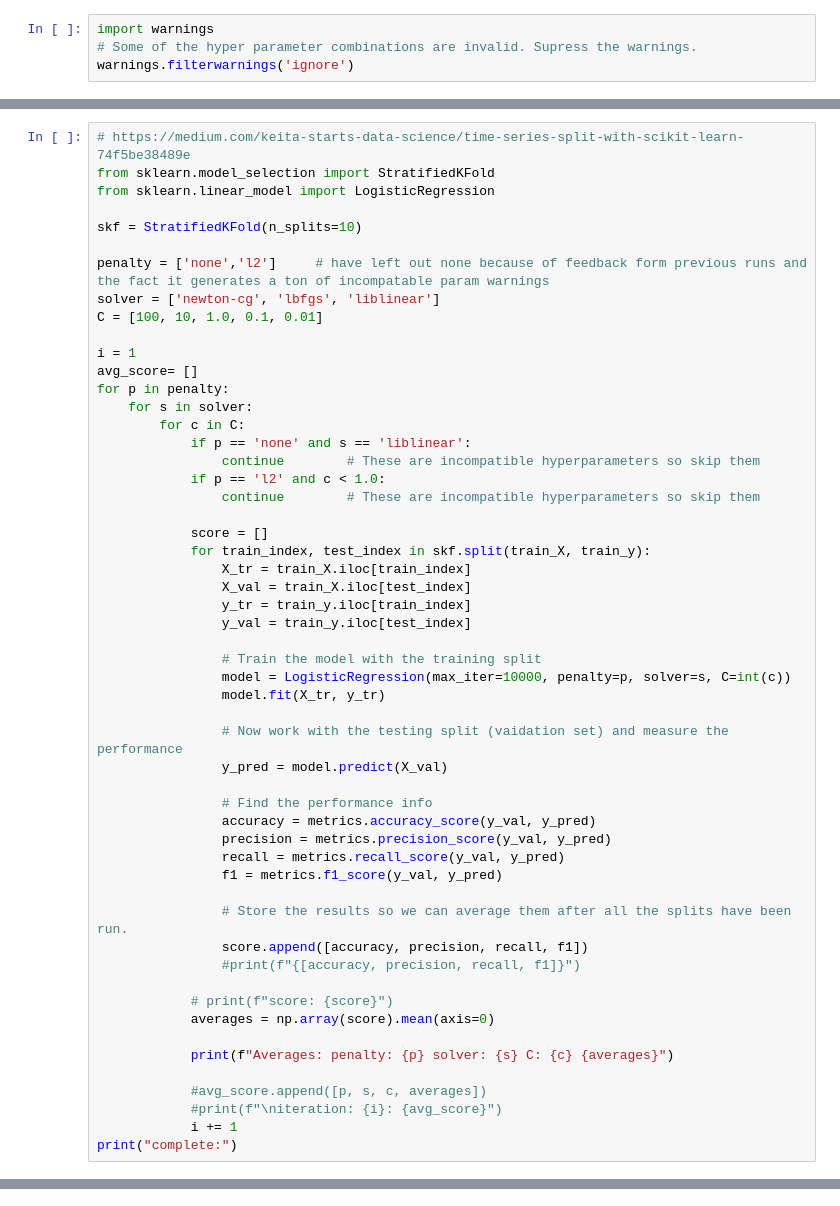
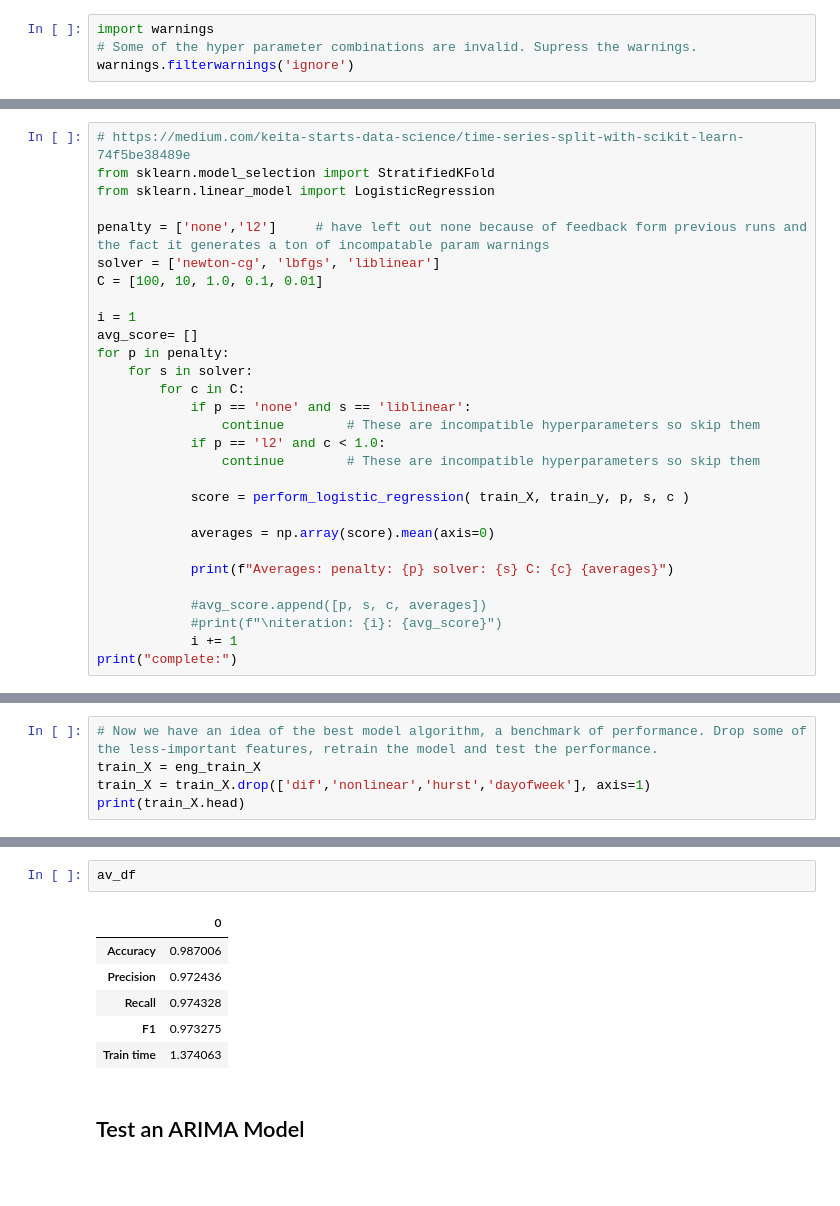
Before and after one commit to bryonbaker/SIT720, a Jupyter notebook: Ass3/SIT720_A3_85031775.ipynb, the cells around one changed output, grey strips where cells are left out. Cells and saved outputs as stored; diff of their text form; blank space fills up the shorter version.

```diff
--- a/Ass3/SIT720_A3_85031775.ipynb
+++ b/Ass3/SIT720_A3_85031775.ipynb
@@ -491,8 +545,6 @@ print("complete:")
 # https://medium.com/keita-starts-data-science/time-series-split-with-scikit-learn-74f5be38489e
 from sklearn.model_selection import StratifiedKFold
 from sklearn.linear_model import LogisticRegression
-
-skf = StratifiedKFold(n_splits=10)
 
 penalty = ['none','l2']     # have left out none because of feedback form previous runs and the fact it generates a ton of incompatable param warnings
 solver = ['newton-cg', 'lbfgs', 'liblinear']
@@ -508,31 +560,8 @@ for p in penalty:
             if p == 'l2' and c < 1.0:
                 continue        # These are incompatible hyperparameters so skip them
 
-            score = []
-            for train_index, test_index in skf.split(train_X, train_y):
-                X_tr = train_X.iloc[train_index]
-                X_val = train_X.iloc[test_index]
-                y_tr = train_y.iloc[train_index]
-                y_val = train_y.iloc[test_index]
+            score = perform_logistic_regression( train_X, train_y, p, s, c )
 
-                # Train the model with the training split
-                model = LogisticRegression(max_iter=10000, penalty=p, solver=s, C=int(c))
-                model.fit(X_tr, y_tr)
-
-                # Now work with the testing split (vaidation set) and measure the performance
-                y_pred = model.predict(X_val)
-
-                # Find the performance info
-                accuracy = metrics.accuracy_score(y_val, y_pred)
-                precision = metrics.precision_score(y_val, y_pred)
-                recall = metrics.recall_score(y_val, y_pred)
-                f1 = metrics.f1_score(y_val, y_pred)
-
-                # Store the results so we can average them after all the splits have been run.
-                score.append([accuracy, precision, recall, f1])
-                #print(f"{[accuracy, precision, recall, f1]}")
-
-            # print(f"score: {score}")
             averages = np.array(score).mean(axis=0)
 
             print(f"Averages: penalty: {p} solver: {s} C: {c} {averages}")
@@ -543,0 +643,5 @@ print("complete:")
+# %%
+# Now we have an idea of the best model algorithm, a benchmark of performance. Drop some of the less-important features, retrain the model and test the performance.
+train_X = eng_train_X
+train_X = train_X.drop(['dif','nonlinear','hurst','dayofweek'], axis=1)
+print(train_X.head)
@@ -544 +710,12 @@ print("complete:")
+# %%
+av_df
+# %% [output]
+|  | 0 |
+| Accuracy | 0.987006 |
+| Precision | 0.972436 |
+| Recall | 0.974328 |
+| F1 | 0.973275 |
+| Train time | 1.374063 |
+# %% [markdown]
+## Test an ARIMA Model
 # %%
```
Also changed, not shown: parts of 14 cells of this notebook.
